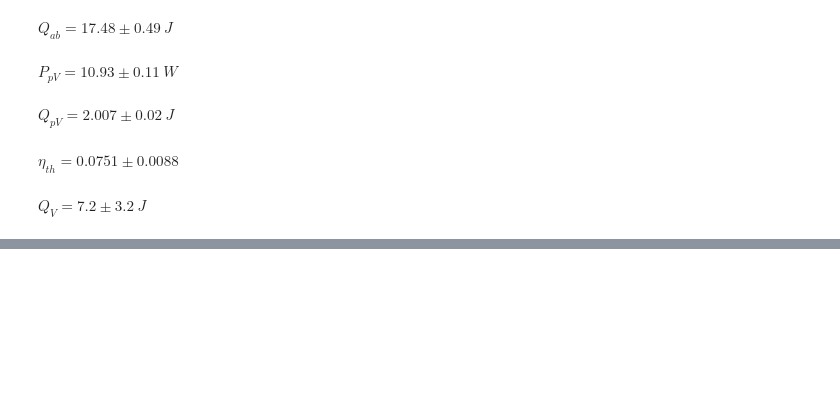
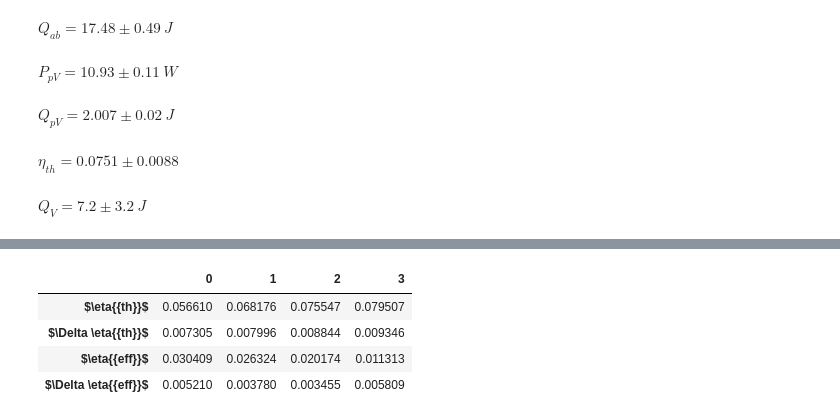
Before and after one commit to Tafiir/Jupyter-Notebooks, a Jupyter notebook: pap2_1/222.ipynb, the cells around one changed output, grey strips where cells are left out. Drawn from its saved outputs; the diff is of its cells as text; code cells hidden in the pictures; blank space fills up the shorter version.

```diff
--- a/pap2_1/222.ipynb
+++ b/pap2_1/222.ipynb
@@ -158,24 +150,36 @@ $Q_{{el}} = 31.14448398576512 \pm 3.6457237361112997 \ J$
 # %%
 n_th = W_pv/Q_el
 dn_th = n_th * sqrt((dW_pv/W_pv)**2 + (dQ_el/Q_el)**2)
 
 n_eff = W_D/Q_el
 dn_eff = n_eff * sqrt((dW_D/W_D)**2 + (dQ_el/Q_el)**2)
+
+out = pd.DataFrame.from_items([("$\eta{{th}}$", n_th),
+                               ("$\Delta \eta{{th}}$", dn_th),
+                               ("$\eta{{eff}}$", n_eff),
+                               ("$\Delta \eta{{eff}}$", dn_eff),
+                              ])
+display(out.transpose())
 
 figure()
 errorbar(f, n_th, yerr=dn_th, fmt='bs')
 xlabel(r"$f \ [s^{{-1}}] $")
 ylabel(r"$\eta_{{th}}$")
 grid()
 show()
 
 figure()
 errorbar(f, n_eff, yerr=dn_eff, fmt='bs')
 xlabel(r"$f \ [s^{{-1}}] $")
 ylabel(r"$\eta_{{eff}}$")
 grid()
 minorticks_on()
 show()
 # %% [output]
+|  | 0 | 1 | 2 | 3 |
+| $\eta{{th}}$ | 0.056610 | 0.068176 | 0.075547 | 0.079507 |
+| $\Delta \eta{{th}}$ | 0.007305 | 0.007996 | 0.008844 | 0.009346 |
+| $\eta{{eff}}$ | 0.030409 | 0.026324 | 0.020174 | 0.011313 |
+| $\Delta \eta{{eff}}$ | 0.005210 | 0.003780 | 0.003455 | 0.005809 |
 [drawing not drawn]
 [drawing not drawn]
```
Also changed, not shown: parts of 4 cells of this notebook, 1 other file.
